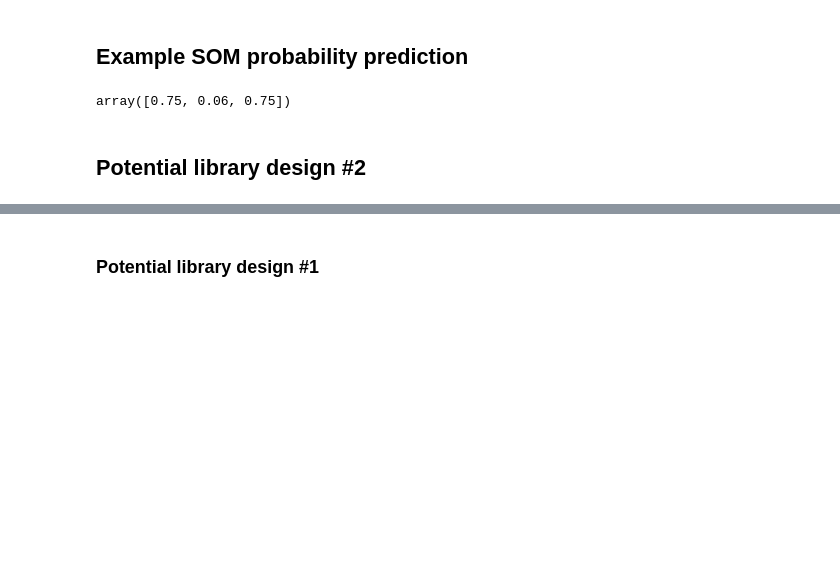
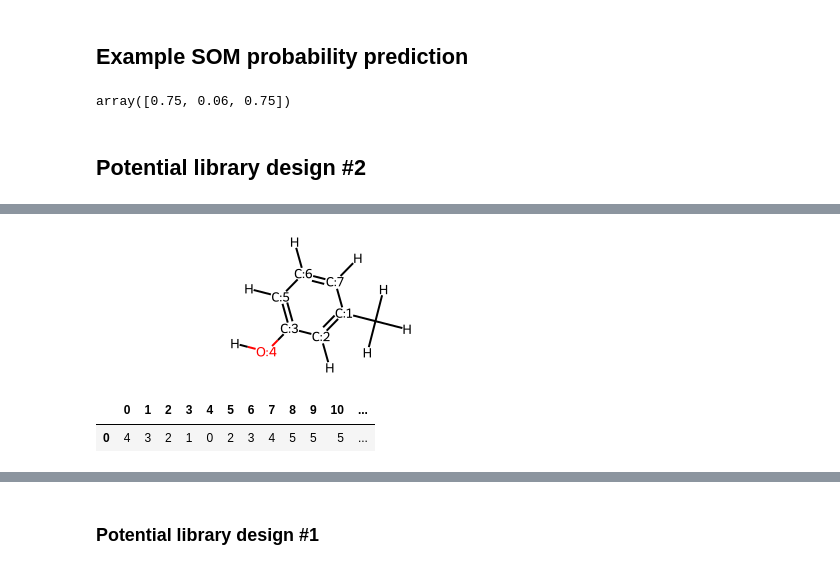
Before and after one commit to molinfo-vienna/GLORYxR, a Jupyter notebook: ApplyRulesExperiment.ipynb, the cells around one changed output, grey strips where cells are left out. Drawn from its saved outputs; the diff is of its cells as text; code cells hidden in the pictures; blank space fills up the shorter version.

```diff
--- a/ApplyRulesExperiment.ipynb
+++ b/ApplyRulesExperiment.ipynb
@@ -58,6 +46,8 @@ Other phase 2 rules                 4
 SULT rules (phase 2)                3
 MT rules (phase 2)                  2
 Name: count, dtype: int64
+# %%
+rxn = rules.loc["N-demethylation_(R-NHCH3)", "Reaction"]
 # %% [markdown]
 ## Example molecule conversion
 # %%
@@ -198,3 +234,20 @@ mol
+# %%
+mol_ = AllChem.MolFromSmiles("Cc1cc(O)ccc1")
+mol_ = AllChem.AddHs(mol_)
+mol_
+
+for atom in mol_.GetAtoms():
+    if atom.GetAtomicNum() == 1:
+        continue
+    atom.SetAtomMapNum(atom.GetIdx())
+
+display(mol_)
+
+pd.DataFrame(GetDistanceMatrix(mol_).astype(int)[[4]])
+# %% [output]
+[figure, added]
+|  | 0 | 1 | 2 | 3 | 4 | 5 | 6 | 7 | 8 | 9 | 10 | ... |
+| 0 | 4 | 3 | 2 | 1 | 0 | 2 | 3 | 4 | 5 | 5 | 5 | ... |
 # %%
 reactions = list(
     itertools.chain.from_iterable(
```
Also changed, not shown: parts of 24 cells of this notebook, 1 other file.
